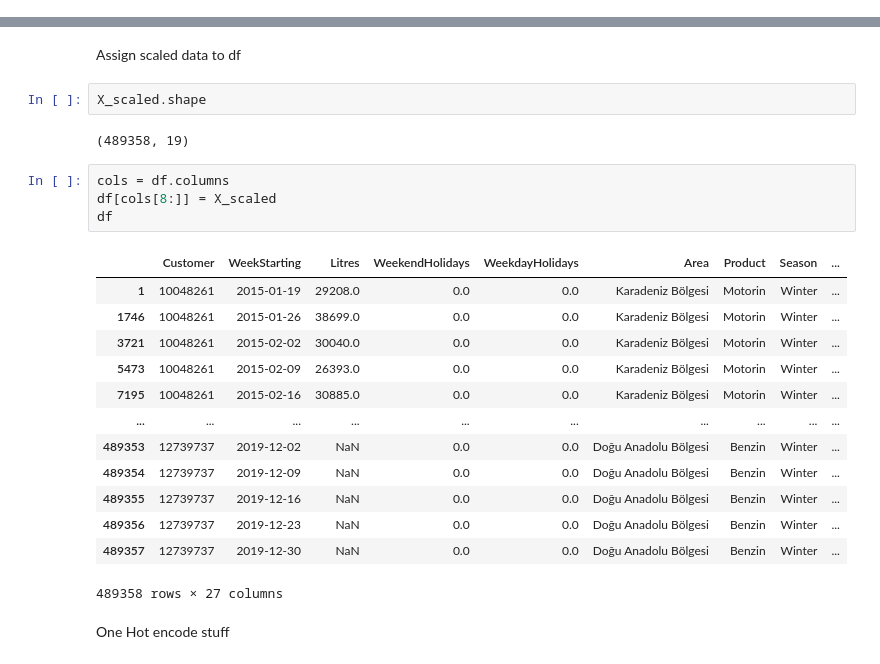
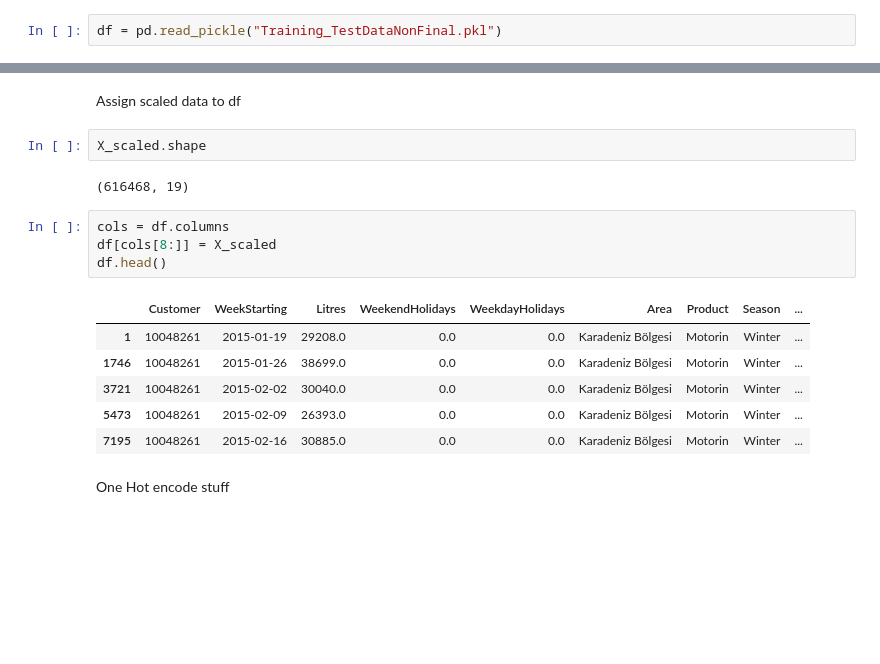
Before and after one commit to feyzijan/ShellDatathon, a Jupyter notebook: DataPrepExtra_3.ipynb, the cells around one changed output, grey strips where cells are left out. Drawn from its saved outputs; the diff is of its cells as text; blank space fills up the shorter version.

```diff
--- a/DataPrepExtra_3.ipynb
+++ b/DataPrepExtra_3.ipynb
@@ -14,0 +10,2 @@ df = pd.read_pickle("Training_TestData.pkl")
+# %%
+df = pd.read_pickle("Training_TestDataNonFinal.pkl")
@@ -100,25 +68,18 @@ Assign scaled data to df
 # %%
 X_scaled.shape
 # %% [output]
-(489358, 19)
+(616468, 19)
 # %%
 cols = df.columns
 df[cols[8:]] = X_scaled
-df
+df.head()
 # %% [output]
 |  | Customer | WeekStarting | Litres | WeekendHolidays | WeekdayHolidays | Area | Product | Season | ... |
 | 1 | 10048261 | 2015-01-19 | 29208.0 | 0.0 | 0.0 | Karadeniz Bölgesi | Motorin | Winter | ... |
 | 1746 | 10048261 | 2015-01-26 | 38699.0 | 0.0 | 0.0 | Karadeniz Bölgesi | Motorin | Winter | ... |
 | 3721 | 10048261 | 2015-02-02 | 30040.0 | 0.0 | 0.0 | Karadeniz Bölgesi | Motorin | Winter | ... |
 | 5473 | 10048261 | 2015-02-09 | 26393.0 | 0.0 | 0.0 | Karadeniz Bölgesi | Motorin | Winter | ... |
 | 7195 | 10048261 | 2015-02-16 | 30885.0 | 0.0 | 0.0 | Karadeniz Bölgesi | Motorin | Winter | ... |
-| ... | ... | ... | ... | ... | ... | ... | ... | ... | ... |
-| 489353 | 12739737 | 2019-12-02 | NaN | 0.0 | 0.0 | Doğu Anadolu Bölgesi | Benzin | Winter | ... |
-| 489354 | 12739737 | 2019-12-09 | NaN | 0.0 | 0.0 | Doğu Anadolu Bölgesi | Benzin | Winter | ... |
-| 489355 | 12739737 | 2019-12-16 | NaN | 0.0 | 0.0 | Doğu Anadolu Bölgesi | Benzin | Winter | ... |
-| 489356 | 12739737 | 2019-12-23 | NaN | 0.0 | 0.0 | Doğu Anadolu Bölgesi | Benzin | Winter | ... |
-| 489357 | 12739737 | 2019-12-30 | NaN | 0.0 | 0.0 | Doğu Anadolu Bölgesi | Benzin | Winter | ... |
-489358 rows × 27 columns
 # %% [markdown]
 One Hot encode stuff
 # %%
```
Also changed, not shown: parts of 16 cells of this notebook, 20 other files.
